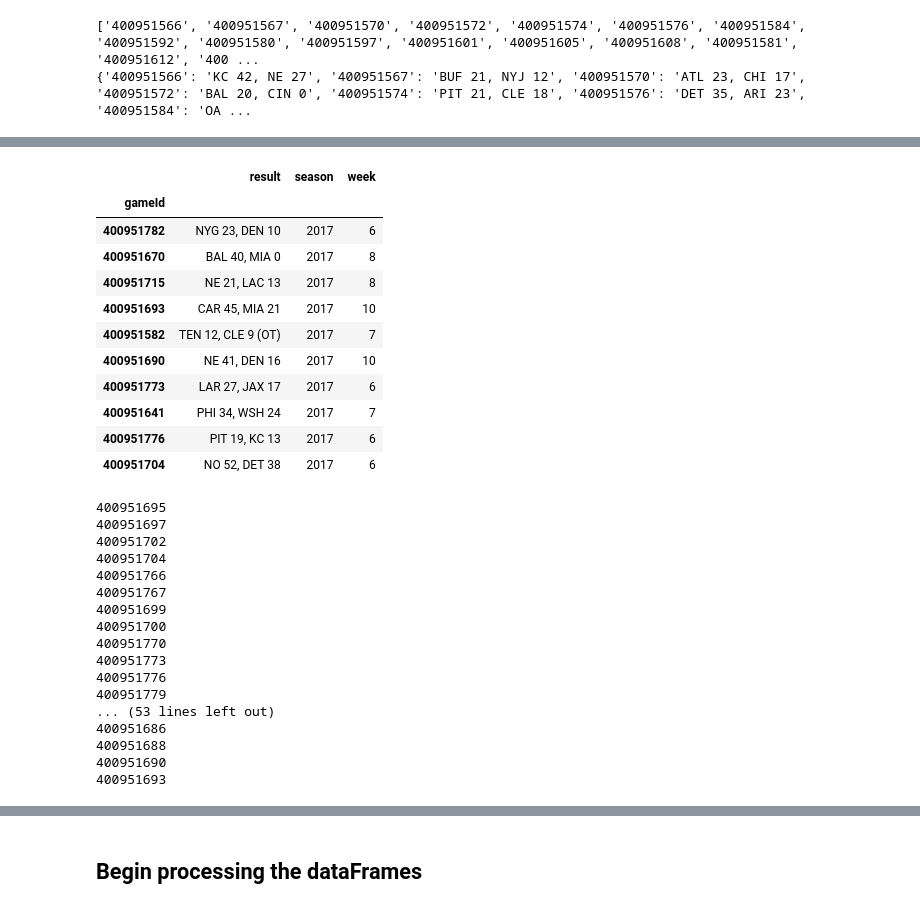
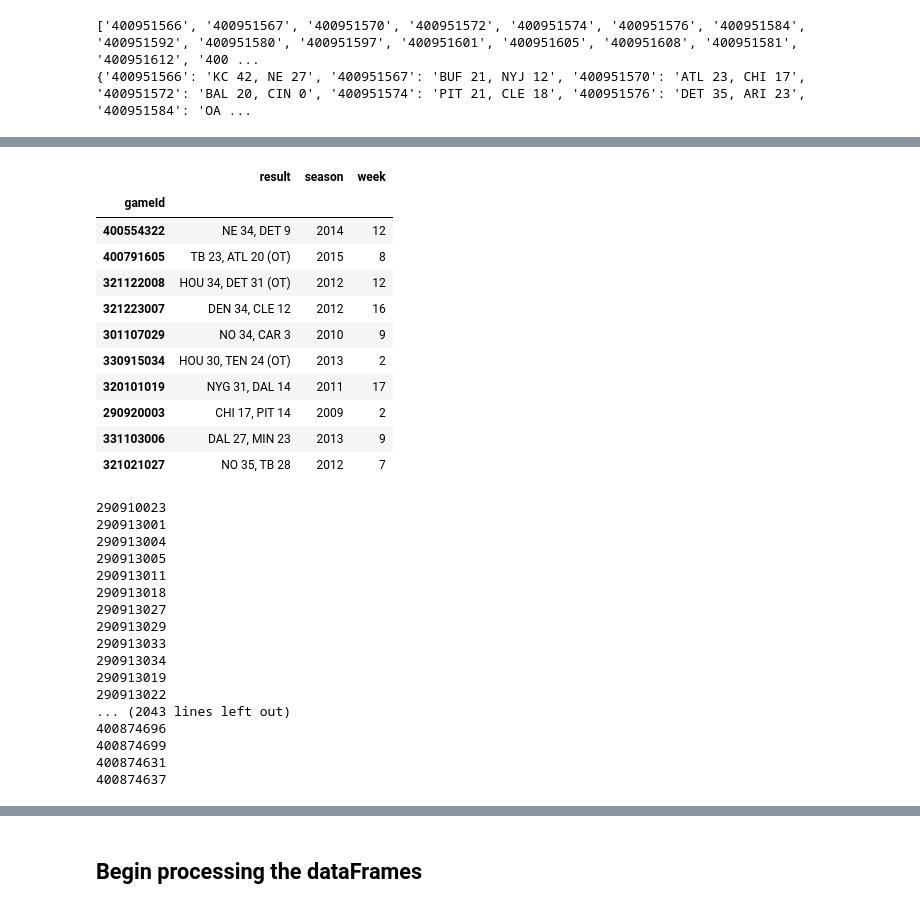
Before and after one commit to ewelchman/football_analytics, a Jupyter notebook: espn_scraper/espn_scraper.ipynb, the cells around one changed output, grey strips where cells are left out. Saved outputs shown, nothing was run; the diff lists cells and outputs as text; code cells hidden in the pictures.

```diff
--- a/espn_scraper/espn_scraper.ipynb
+++ b/espn_scraper/espn_scraper.ipynb
@@ -157,8 +171,8 @@ gameids = []
 gameresults = {}
 gameyear = {}
 gameweek = {}
-for year in range(2017,2018):
-    for week in range(6,11):
+for year in range(2009,2017):
+    for week in range(1,18):
         print("Looking up gameIds for {0} week {1}".format(year,week))
         ids, results = get_gameId(year,week)
         gameids.append(ids)
@@ -185,26 +210,31 @@ Looking up gameIds for 2017 week 10
 # %%
 # Make dataframe for game-specific information using our dictionaries for year and week
-data = [ {'gameId':i, 'season':gameyear[i], 'week':gameweek[i], 'result':gameresults[i]} for i in ids]
+data = [ {'gameId':i,
+          'season':gameyear[i],
+          'week':gameweek[i],
+          'result':gameresults[i]}
+        for i in ids]
 gamedata_df = pd.DataFrame(data)
 # Set the gameId as the unique identifier for each row
 gamedata_df.set_index('gameId', inplace=True)
 gamedata_df.sample(10)
 # %% [output]
 |  | result | season | week |
 | gameId |  |  |  |
-| 400951782 | NYG 23, DEN 10 | 2017 | 6 |
-| 400951670 | BAL 40, MIA 0 | 2017 | 8 |
-| 400951715 | NE 21, LAC 13 | 2017 | 8 |
-| 400951693 | CAR 45, MIA 21 | 2017 | 10 |
-| 400951582 | TEN 12, CLE 9 (OT) | 2017 | 7 |
-| 400951690 | NE 41, DEN 16 | 2017 | 10 |
-| 400951773 | LAR 27, JAX 17 | 2017 | 6 |
-| 400951641 | PHI 34, WSH 24 | 2017 | 7 |
-| 400951776 | PIT 19, KC 13 | 2017 | 6 |
-| 400951704 | NO 52, DET 38 | 2017 | 6 |
+| 400554322 | NE 34, DET 9 | 2014 | 12 |
+| 400791605 | TB 23, ATL 20 (OT) | 2015 | 8 |
+| 321122008 | HOU 34, DET 31 (OT) | 2012 | 12 |
+| 321223007 | DEN 34, CLE 12 | 2012 | 16 |
+| 301107029 | NO 34, CAR 3 | 2010 | 9 |
+| 330915034 | HOU 30, TEN 24 (OT) | 2013 | 2 |
+| 320101019 | NYG 31, DAL 14 | 2011 | 17 |
+| 290920003 | CHI 17, PIT 14 | 2009 | 2 |
+| 331103006 | DAL 27, MIN 23 | 2013 | 9 |
+| 321021027 | NO 35, TB 28 | 2012 | 7 |
 # %%
 # Create list of individual game dataFrames
-dflist = []
+pbp_list = []
+drivelevel_list = []
 game_home = {}
 game_away = {}
 
@@ -221,42 +251,47 @@ for i in ids:
             url = "http://www.espn.com/nfl/playbyplay?gameId="+i
 
             # Call function to scrape and parse info into a dataFrame
-            pbp_df = get_game_df(url)
+            pbp_df, drives_df = get_game_df(url)
 
             # Add column to dataframe for gameId
             pbp_df['gameId'] = i
+            drives_df['gameId'] = i
 
             # Extract home/away from game df
             game_home[i] = pbp_df['home'].values[0]
             game_away[i] = pbp_df['away'].values[0]
 
-            dflist.append(pbp_df)
+            pbp_list.append(pbp_df)
+            drivelevel_list.append(drives_df)
 
         except:
             print("Failed to scrape gameId "+i)
             pass
 
+        time.sleep(0.5)
+
 
 # Put individual game dataFrames together into one big dataFrame
-allplays_df = pd.concat(dflist)
+allplays_df = pd.concat(pbp_list)
+alldrives_df = pd.concat(drivelevel_list)
 # %% [output]
-400951695
-400951697
-400951702
-400951704
-400951766
-400951767
-400951699
-400951700
-400951770
-400951773
-400951776
-400951779
-... (53 lines left out)
-400951686
-400951688
-400951690
-400951693
+290910023
+290913001
+290913004
+290913005
+290913011
+290913018
+290913027
+290913029
+290913033
+290913034
+290913019
+290913022
+... (2043 lines left out)
+400874696
+400874699
+400874631
+400874637
 # %%
 # Add columns to gamedata_df for home and away team
 gamedata_df['home'] = pd.Series(game_home)
```
Also changed, not shown: parts of 10 cells of this notebook, 3 other files.
